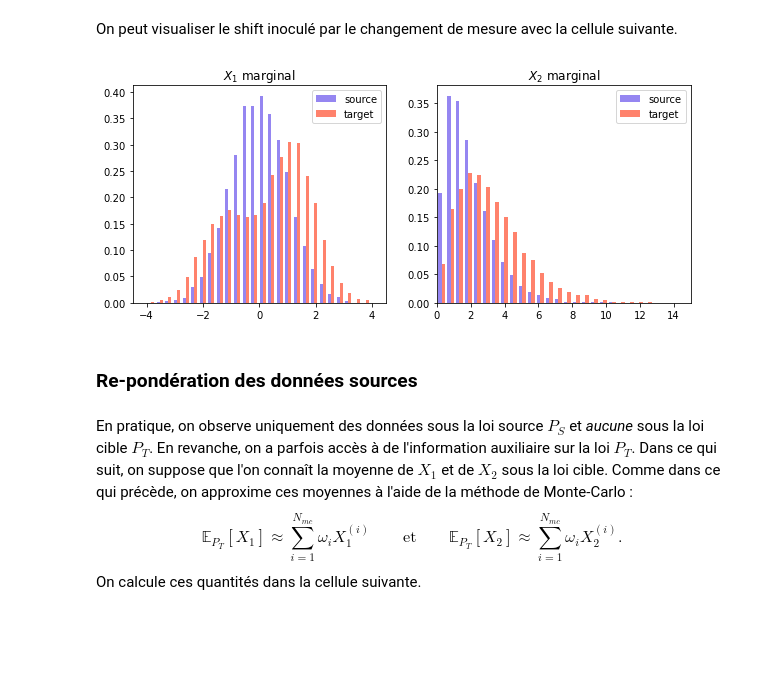
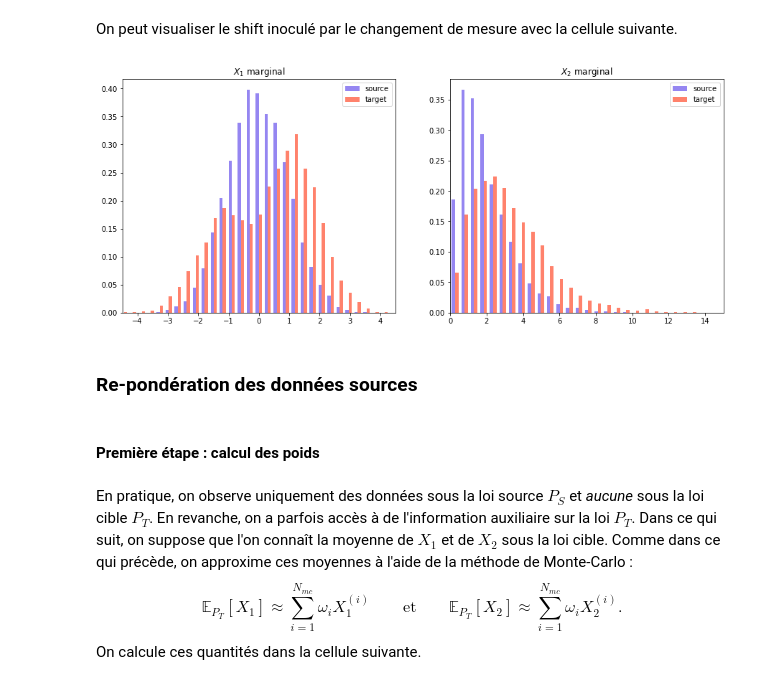
Before and after one commit to datacraft-paris/2105-GuyonvarchNoiry-DataBiaises, a Jupyter notebook: notebook_transfer.ipynb, the cells around one changed output. Saved outputs shown, nothing was run; the diff lists cells and outputs as text; code cells hidden in the pictures; blank space fills up the shorter version.

```diff
--- a/notebook_transfer.ipynb
+++ b/notebook_transfer.ipynb
@@ -118,32 +123,34 @@ On peut visualiser le shift inoculé par le changement de mesure avec la cellule
 # %%
 nb_samples = int(10e3)
 
 data_source = proba_source(nb_samples)
 data_target = proba_target(nb_samples)
 
-plt.figure(figsize=(10,4))
+plt.figure(figsize=(15,6))
 
 plt.subplot(1,2,1)
 plt.xlim(-4.5, 4.5)
 plt.hist([data_source[:,0],data_target[:,0]],
          bins=30, color=['mediumslateblue','tomato'],
          rwidth=0.7, alpha=0.8, density=True, label=['source','target'])
 plt.legend(loc='best')
 plt.title('$X_1$ marginal')
 
 plt.subplot(1,2,2)
 plt.xlim(0, 15)
 plt.hist([data_source[:,1],data_target[:,1]],
          bins=30, color=['mediumslateblue','tomato'],
          rwidth=0.7, alpha=0.8, density=True, label=['source','target'])
 plt.legend(loc='best')
 plt.title('$X_2$ marginal')
 
 plt.show()
 # %% [output]
-[figure, old version]
+[figure, new version]
 # %% [markdown]
 <h3>Re-pondération des données sources</h3>
+# %% [markdown]
+<h4>Première étape : calcul des poids</h4>
 # %% [markdown]
 En pratique, on observe uniquement des données sous la loi source $P_S$ et *aucune* sous la loi cible $P_T$. En revanche, on a parfois accès à de l'information auxiliaire sur la loi $P_T$. Dans ce qui suit, on suppose que l'on connaît la moyenne de $X_1$ et de $X_2$ sous la loi cible. Comme dans ce qui précède, on approxime ces moyennes à l'aide de la méthode de Monte-Carlo :
 $$ \mathbb{E}_{P_T}[X_1] \approx \sum\limits_{i=1}^{N_{mc}} \omega_i X_1^{(i)} \quad \quad \text{et}
```
Also changed, not shown: parts of 15 cells of this notebook.
